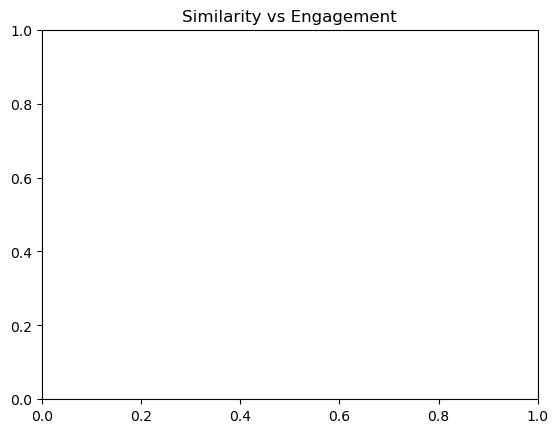
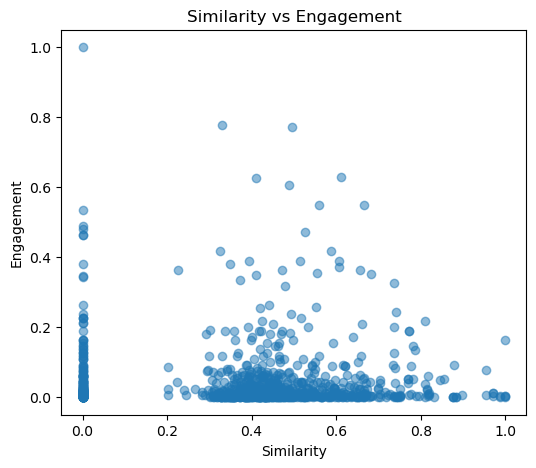
The change to this notebook cell's code, shown as a diff; its figure went from the first image to the second:
--- before
+++ after
@@ -23,16 +23,11 @@
 # visuals
 
+plt.figure(figsize=(6,5))
+plt.scatter(df['similarity_norm'], df['engagement_norm'], alpha=0.5)
+
+plt.xlabel("Similarity")
+plt.ylabel("Engagement")
 plt.title("Similarity vs Engagement")
 
-plt.show()
-
-plt.figure(figsize=(10,5))
-plt.bar(top_hybrid['topic'], top_hybrid['hybrid_score'])
-
-plt.xticks(rotation=45)
-plt.ylabel("Hybrid Score")
-plt.title("Top 10 Reels by Hybrid Model")
-
-plt.tight_layout()
 plt.show()
 

Commit: project-4.ipynb